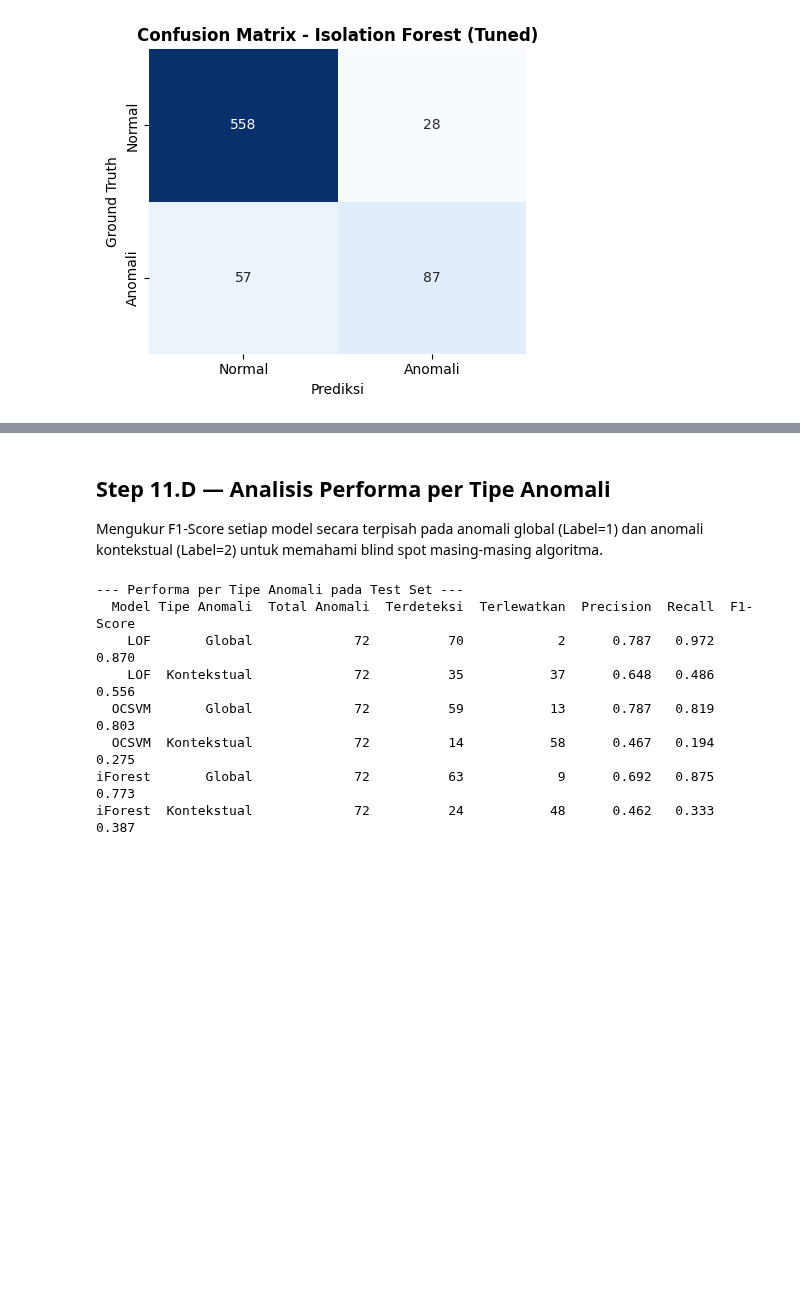
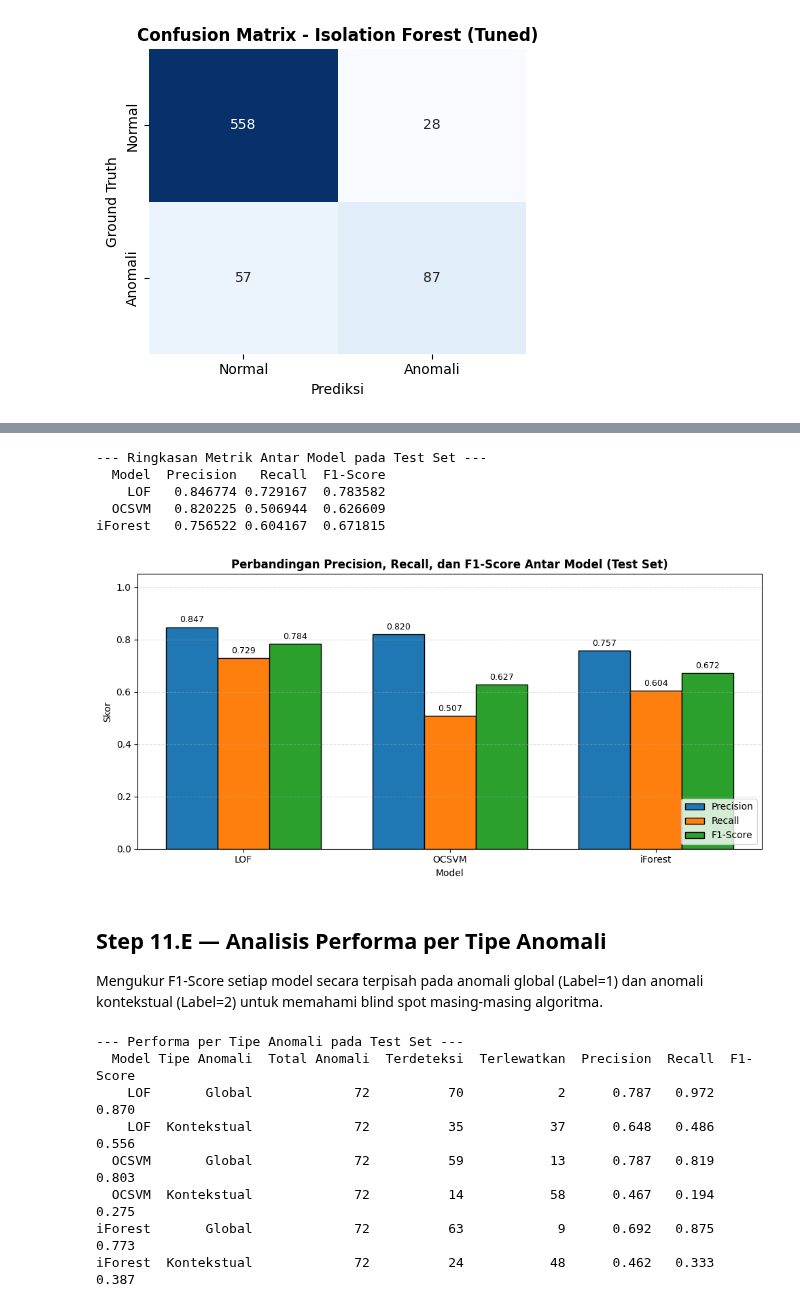
Before and after one commit to aDJi2003/water-anomaly-detection, a Jupyter notebook: notebook/main.ipynb, the cells around one changed output, grey strips where cells are left out. Drawn from its saved outputs; the diff is of its cells as text; code cells hidden in the pictures; blank space fills up the shorter version.

```diff
--- a/notebook/main.ipynb
+++ b/notebook/main.ipynb
@@ -877,5 +881,73 @@ weighted avg       0.88      0.88      0.88       730
+# %%
+from sklearn.metrics import precision_score, recall_score
+
+# Ground truth biner (0 = normal, 1 = anomali)
+y_test_binary = (test_s['Label'].values >= 1).astype(int)
+
+# Kumpulkan metrik untuk ketiga model
+models_metrics = []
+for name, preds in [('LOF', pred_lof_test),
+                    ('OCSVM', pred_svm_test),
+                    ('iForest', pred_iso_test)]:
+    pre = precision_score(y_test_binary, preds, zero_division=0)
+    rec = recall_score(y_test_binary, preds, zero_division=0)
+    f1  = f1_score(y_test_binary, preds, zero_division=0)
+    models_metrics.append({
+        'Model': name,
+        'Precision': pre,
+        'Recall': rec,
+        'F1-Score': f1,
+    })
+
+metrics_df = pd.DataFrame(models_metrics)
+print("--- Ringkasan Metrik Antar Model pada Test Set ---")
+print(metrics_df.to_string(index=False))
+
+# Visualisasi: Grouped Bar Chart
+fig, ax = plt.subplots(figsize=(10, 5))
+x = np.arange(len(metrics_df))
+width = 0.25
+
+precision_vals = metrics_df['Precision'].values
+recall_vals    = metrics_df['Recall'].values
+f1_vals        = metrics_df['F1-Score'].values
+
+bars_p = ax.bar(x - width, precision_vals, width, label='Precision',
+                color='#1f77b4', edgecolor='black')
+bars_r = ax.bar(x,         recall_vals,    width, label='Recall',
+                color='#ff7f0e', edgecolor='black')
+bars_f = ax.bar(x + width, f1_vals,        width, label='F1-Score',
+                color='#2ca02c', edgecolor='black')
+
+ax.set_xlabel('Model')
+ax.set_ylabel('Skor')
+ax.set_title('Perbandingan Precision, Recall, dan F1-Score Antar Model (Test Set)',
+             fontweight='bold')
+ax.set_xticks(x)
+ax.set_xticklabels(metrics_df['Model'].values)
+ax.set_ylim(0, 1.05)
+ax.legend(loc='lower right')
+ax.grid(axis='y', linestyle='--', alpha=0.4)
+
+# Anotasi nilai di atas tiap bar
+for bars in [bars_p, bars_r, bars_f]:
+    for bar in bars:
+        ax.annotate(f'{bar.get_height():.3f}',
+                    xy=(bar.get_x() + bar.get_width() / 2, bar.get_height()),
+                    xytext=(0, 3), textcoords='offset points',
+                    ha='center', va='bottom', fontsize=9)
+
+plt.tight_layout()
+plt.show()
+# %% [output]
+--- Ringkasan Metrik Antar Model pada Test Set ---
+  Model  Precision   Recall  F1-Score
+    LOF   0.846774 0.729167  0.783582
+  OCSVM   0.820225 0.506944  0.626609
+iForest   0.756522 0.604167  0.671815
+[figure, added]
 # %% [markdown]
-## Step 11.D — Analisis Performa per Tipe Anomali
+## Step 11.E — Analisis Performa per Tipe Anomali
 
 Mengukur F1-Score setiap model secara terpisah pada anomali global (Label=1)
 dan anomali kontekstual (Label=2) untuk memahami blind spot masing-masing algoritma.
```
Also changed, not shown: parts of 4 cells of this notebook.
